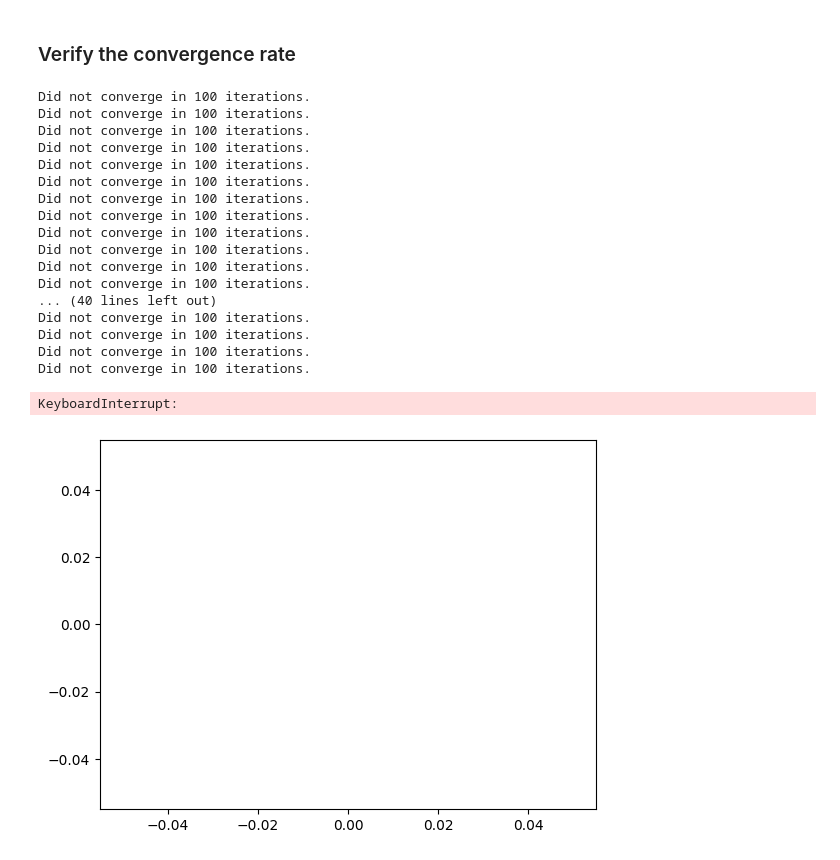
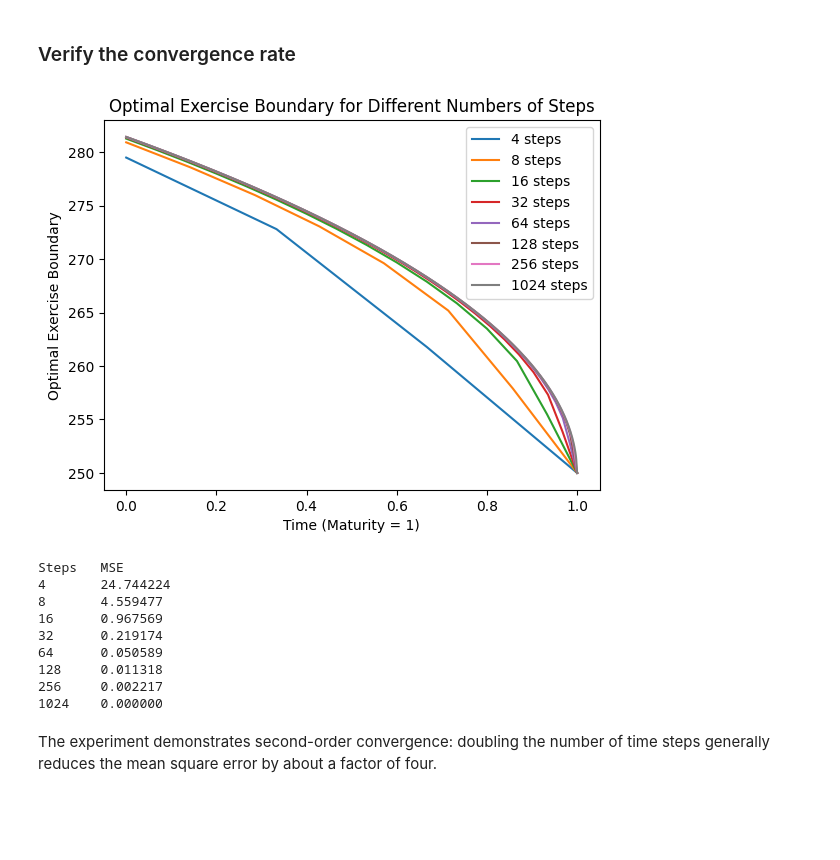
Before and after one commit to ttnhathuy313/option-pricing, a Jupyter notebook: revised.ipynb, the cells around one changed output. Saved outputs shown, nothing was run; the diff lists cells and outputs as text; code cells hidden in the pictures; blank space fills up the shorter version.

```diff
--- a/revised.ipynb
+++ b/revised.ipynb
@@ -167,7 +167,7 @@ In qualitative terms, quadratic convergence means that each iteration typically
 # %% [markdown]
 ### What if the number of discretization decreases?
 # %%
-time_discretization = np.linspace(0, time_to_maturity, 8)
+time_discretization = np.linspace(0, time_to_maturity, 32)
 s_f_list = []
 s_f_list.append([0] * len(time_discretization))
 s_f_list = s_f_list[0]
@@ -291,14 +291,14 @@ We can clearly see that our function $f$ is concave. From the theoretical result
 ### Verify the convergence rate
 # %%
 def test_by_n_discretizations(n_discretizations):
-    print(n_discretizations)
     time_discretization = np.linspace(0, time_to_maturity, n_discretizations)
     s_f_list = []
-    s_f_list.append([[0, 0]] * len(time_discretization))
-    s_f_list = s_f_list[0]
+    for _ in range(len(time_discretization)):
+        s_f_list.append([0, 0])  # Create a new list for each pair
 
     s_f_list[-1][1] = max(strike_price, risk_free_rate * strike_price / dividend)
     s_f_list[-1][0] = time_discretization[-1]
+
     n_steps = len(time_discretization) - 1
     n_steps_to_convergence = []
     for i in range(len(time_discretization) - 2, -1, -1):
@@ -310,50 +310,81 @@ def test_by_n_discretizations(n_discretizations):
             test_result -= (1/(n_steps * 2)) * (1/2 * x * dividend - 1/2 * risk_free_rate * strike_price)
             for j in range(i + 1, len(time_discretization) - 1, 1):
                 test_result -= (1/(n_steps * 2)) * Q1(x, time_passed, j/n_steps, s_f_list[j][1])
                 test_result -= (1/(n_steps * 2)) * Q1(x, time_passed, (j + 1)/n_steps, s_f_list[j + 1][1])
             return test_result
         def test_sf_derivative(x):
             derivative_result = 1 - M1_derivative_x(x, 1 - time_passed, strike_price)
             derivative_result -= (1/(n_steps*2)) * Q1_derivative_x(x, time_passed, time_passed + 1.0/n_steps, s_f_list[i + 1][1])
             derivative_result -= (1/(n_steps*2)) * 1/2 * dividend
             for j in range(i + 1, len(time_discretization) - 1):
                 derivative_result -= (1/(n_steps * 2)) * Q1_derivative_x(x, time_passed, j/n_steps, s_f_list[j][1])
                 derivative_result -= (1/(n_steps * 2)) * Q1_derivative_x(x, time_passed, (j + 1)/n_steps, s_f_list[j + 1][1])
             return derivative_result
 
         newton_raphson_result = newton_raphson(test_sf, test_sf_derivative, guess_x)
         s_f_list[i][1] = newton_raphson_result[0]
         s_f_list[i][0] = time_discretization[i]
         n_steps_to_convergence.append(newton_raphson_result[1])
     return s_f_list
 
-test_sizes = [32, 64, 128, 256]
+test_sizes = [4, 8, 16, 32, 64, 128, 256, 1024]
 test_results = []
 for (i, test_size) in enumerate(test_sizes):
     test_results.append(test_by_n_discretizations(test_size))
     plt.plot([x[0] for x in test_results[i]], [x[1] for x in test_results[i]], label=f'{test_size} steps')
 plt.legend()
 plt.xlabel('Time (Maturity = 1)')
 plt.ylabel('Optimal Exercise Boundary')
 plt.title('Optimal Exercise Boundary for Different Numbers of Steps')
 plt.show()
 # %% [output]
-Did not converge in 100 iterations.
-Did not converge in 100 iterations.
-Did not converge in 100 iterations.
-Did not converge in 100 iterations.
-Did not converge in 100 iterations.
-Did not converge in 100 iterations.
-Did not converge in 100 iterations.
-Did not converge in 100 iterations.
-Did not converge in 100 iterations.
-Did not converge in 100 iterations.
-Did not converge in 100 iterations.
-Did not converge in 100 iterations.
-... (40 lines left out)
-Did not converge in 100 iterations.
-Did not converge in 100 iterations.
-Did not converge in 100 iterations.
-Did not converge in 100 iterations.
-KeyboardInterrupt:
-[figure, old version]
+[figure, new version]
+# %%
+import numpy as np
+
+def compute_mse(curve, ground_truth):
+    """
+    Compute the mean square error between a curve and the ground truth.
+
+    Both curve and ground_truth are lists of [time, boundary] pairs.
+    We interpolate the given curve to the time grid of ground_truth.
+    """
+    # Extract time and boundary arrays for the ground truth
+    times_gt = np.array([pt[0] for pt in ground_truth])
+    boundaries_gt = np.array([pt[1] for pt in ground_truth])
+
+    # Extract time and boundary arrays for the curve we are comparing
+    times_curve = np.array([pt[0] for pt in curve])
+    boundaries_curve = np.array([pt[1] for pt in curve])
+
+    # Interpolate the curve's boundary values at the ground truth times.
+    boundaries_interp = np.interp(times_gt, times_curve, boundaries_curve)
+
+    # Compute the mean squared error between the interpolated values and ground truth.
+    mse = np.mean((boundaries_interp - boundaries_gt) ** 2)
+    return mse
+
+# Use the 1024 steps version as the ground truth.
+ground_truth = test_results[-1]
+
+# Prepare and print the results in a table.
+print("Steps\tMSE")
+for i, test_size in enumerate(test_sizes):
+    # For the ground truth itself, the error is zero.
+    if test_size == 1024:
+        mse = 0.0
+    else:
+        mse = compute_mse(test_results[i], ground_truth)
+    print(f"{test_size}\t{mse:.6f}")
+# %% [output]
+Steps   MSE
+4       24.744224
+8       4.559477
+16      0.967569
+32      0.219174
+64      0.050589
+128     0.011318
+256     0.002217
+1024    0.000000
+# %% [markdown]
+The experiment demonstrates second-order convergence: doubling the number of time steps generally reduces the mean square error by about a factor of four.
```
Also changed, not shown: parts of 1 cell of this notebook.
